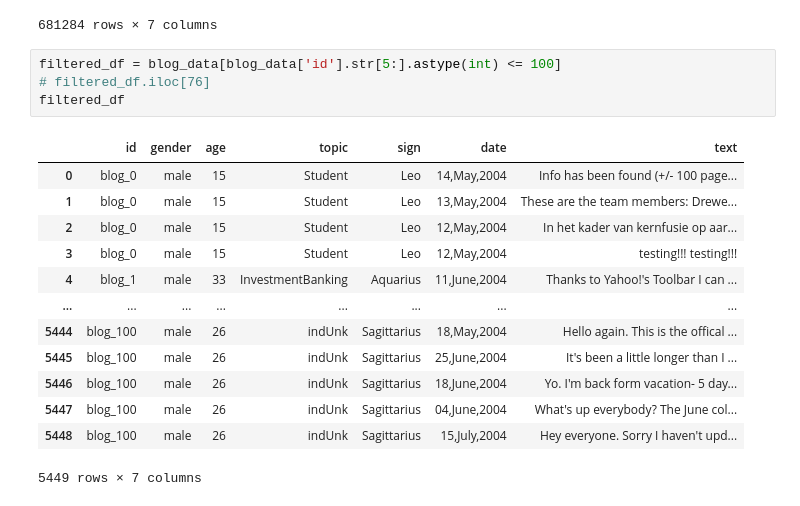
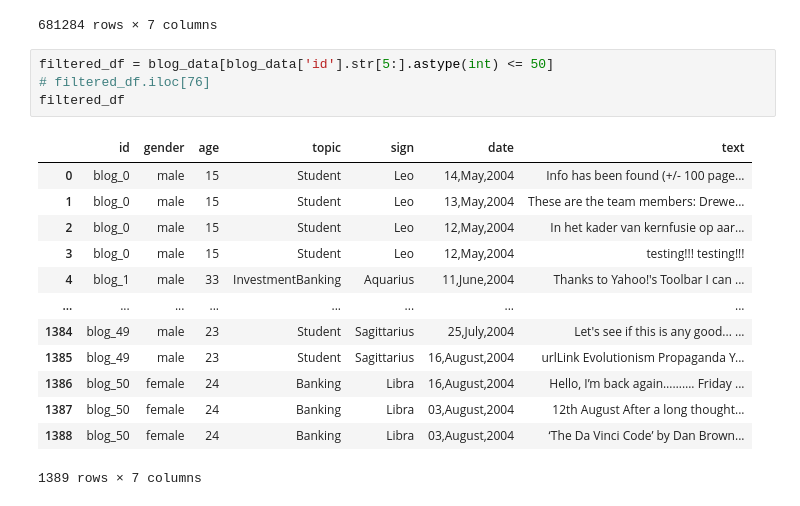
Before and after one commit to irrundle3/comp646-plagiarism-checker, a Jupyter notebook: integrity_checker.ipynb, the cells around one changed output. Drawn from its saved outputs; the diff is of its cells as text.

```diff
--- a/integrity_checker.ipynb
+++ b/integrity_checker.ipynb
@@ -46,23 +46,23 @@ blog_data
 | 681283 | blog_19319 | male | 23 | Student | Taurus | 01,July,2004 | Hey everybody...and Susan, You mi... |
 681284 rows × 7 columns
 # %%
-filtered_df = blog_data[blog_data['id'].str[5:].astype(int) <= 100]
+filtered_df = blog_data[blog_data['id'].str[5:].astype(int) <= 50]
 # filtered_df.iloc[76]
 filtered_df
 # %% [output]
 |  | id | gender | age | topic | sign | date | text |
 | 0 | blog_0 | male | 15 | Student | Leo | 14,May,2004 | Info has been found (+/- 100 page... |
 | 1 | blog_0 | male | 15 | Student | Leo | 13,May,2004 | These are the team members: Drewe... |
 | 2 | blog_0 | male | 15 | Student | Leo | 12,May,2004 | In het kader van kernfusie op aar... |
 | 3 | blog_0 | male | 15 | Student | Leo | 12,May,2004 | testing!!! testing!!! |
 | 4 | blog_1 | male | 33 | InvestmentBanking | Aquarius | 11,June,2004 | Thanks to Yahoo!'s Toolbar I can ... |
 | ... | ... | ... | ... | ... | ... | ... | ... |
-| 5444 | blog_100 | male | 26 | indUnk | Sagittarius | 18,May,2004 | Hello again. This is the offical ... |
-| 5445 | blog_100 | male | 26 | indUnk | Sagittarius | 25,June,2004 | It's been a little longer than I ... |
-| 5446 | blog_100 | male | 26 | indUnk | Sagittarius | 18,June,2004 | Yo. I'm back form vacation- 5 day... |
-| 5447 | blog_100 | male | 26 | indUnk | Sagittarius | 04,June,2004 | What's up everybody? The June col... |
-| 5448 | blog_100 | male | 26 | indUnk | Sagittarius | 15,July,2004 | Hey everyone. Sorry I haven't upd... |
+| 1384 | blog_49 | male | 23 | Student | Sagittarius | 25,July,2004 | Let's see if this is any good... ... |
+| 1385 | blog_49 | male | 23 | Student | Sagittarius | 16,August,2004 | urlLink Evolutionism Propaganda Y... |
+| 1386 | blog_50 | female | 24 | Banking | Libra | 16,August,2004 | Hello, I’m back again………. Friday ... |
+| 1387 | blog_50 | female | 24 | Banking | Libra | 03,August,2004 | 12th August After a long thought... |
+| 1388 | blog_50 | female | 24 | Banking | Libra | 03,August,2004 | ‘The Da Vinci Code’ by Dan Brown... |
-5449 rows × 7 columns
+1389 rows × 7 columns
 # %%
 result_df = filtered_df
 model.to('cuda')
```
Also changed, not shown: parts of 3 cells of this notebook.
